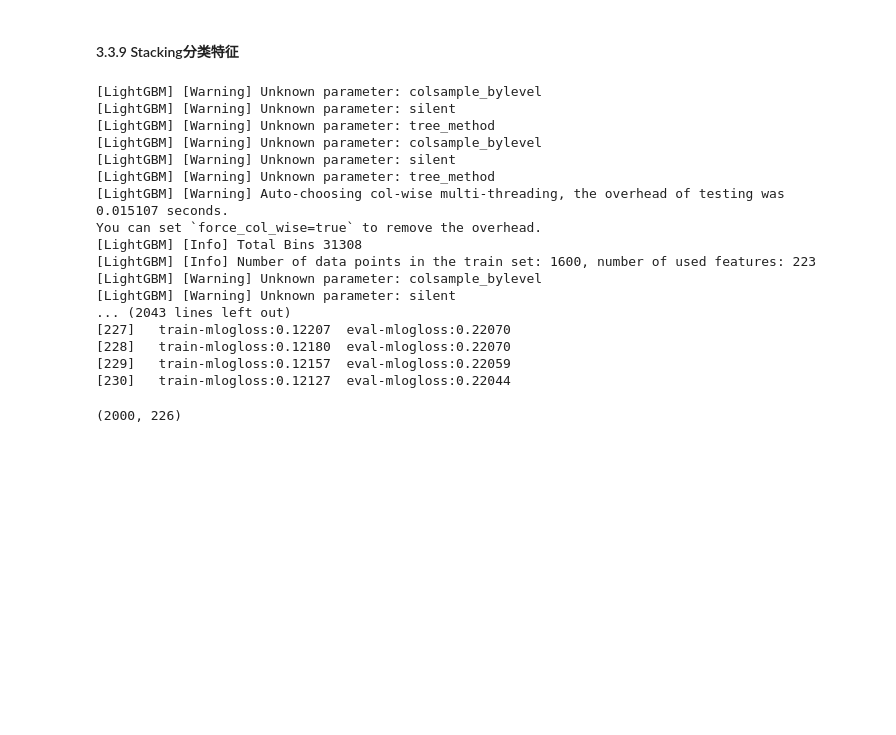
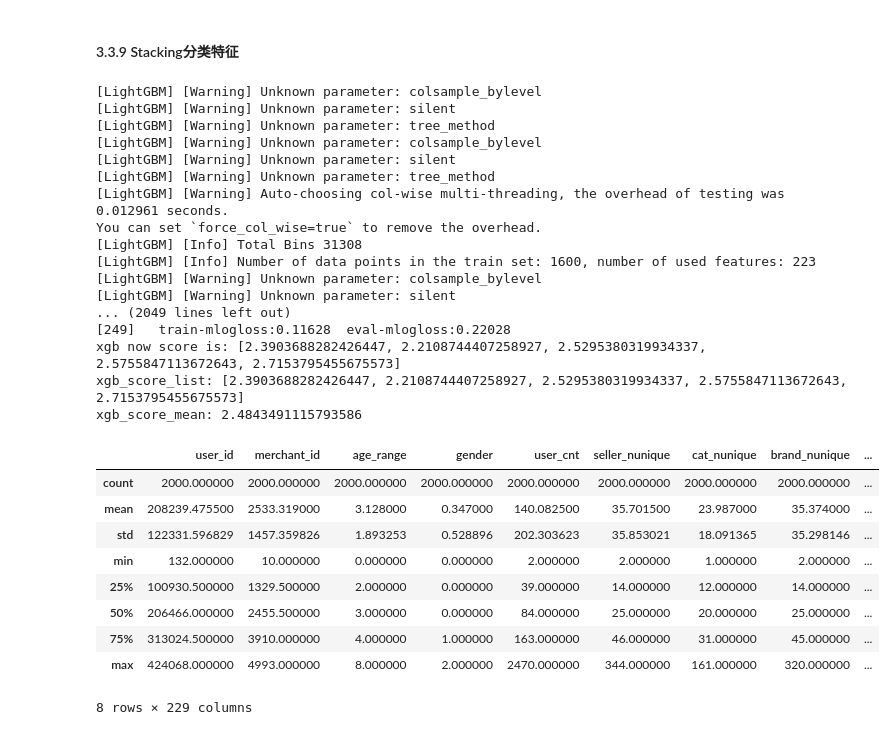
Before and after one commit to sunjiabin17/tianchi_competition, a Jupyter notebook: 天猫用户重复购买预测/特征工程.ipynb, the cells around one changed output. Saved outputs shown, nothing was run; the diff lists cells and outputs as text; code cells hidden in the pictures; blank space fills up the shorter version.

```diff
--- a/天猫用户重复购买预测/特征工程.ipynb
+++ b/天猫用户重复购买预测/特征工程.ipynb
@@ -61,7 +61,7 @@ test_file = './dataset/data_format1/test_format1.csv'
 user_info_file = './dataset/data_format1/user_info_format1.csv'
 user_log_file = './dataset/data_format1/user_log_format1.csv'
 
-# train_data = reduce_mem_usage(pd.read_csv(train_file, num_rows))
-# test_data = reduce_mem_usage(pd.read_csv(test_file, num_rows))
-# user_info = reduce_mem_usage(pd.read_csv(user_info_file, num_rows))
-# user_log = reduce_mem_usage(pd.read_csv(user_log_file, num_rows)) # 运行太慢
+train_data = reduce_mem_usage(pd.read_csv(train_file, num_rows))
+test_data = reduce_mem_usage(pd.read_csv(test_file, num_rows))
+user_info = reduce_mem_usage(pd.read_csv(user_info_file, num_rows))
+user_log = reduce_mem_usage(pd.read_csv(user_log_file, num_rows)) # 运行太慢
@@ -900,7 +907,7 @@ test_data_list = []
 for clf in clf_list:
     train_data, test_data, clf_name = clf(x_train, y_train, x_valid, kf, label_split=None)
     train_data_list.append(train_data)
-    test_data_list.append(test_data_list)
+    test_data_list.append(test_data)
 train_stacking = np.concatenate(train_data_list, axis=1)
 test_stacking = np.concatenate(test_data_list, axis=1)
 # %% [output]
@@ -910,23 +917,21 @@ test_stacking = np.concatenate(test_data_list, axis=1)
 [LightGBM] [Warning] Unknown parameter: colsample_bylevel
 [LightGBM] [Warning] Unknown parameter: silent
 [LightGBM] [Warning] Unknown parameter: tree_method
-[LightGBM] [Warning] Auto-choosing col-wise multi-threading, the overhead of testing was 0.015107 seconds.
+[LightGBM] [Warning] Auto-choosing col-wise multi-threading, the overhead of testing was 0.012961 seconds.
 You can set `force_col_wise=true` to remove the overhead.
 [LightGBM] [Info] Total Bins 31308
 [LightGBM] [Info] Number of data points in the train set: 1600, number of used features: 223
 [LightGBM] [Warning] Unknown parameter: colsample_bylevel
 [LightGBM] [Warning] Unknown parameter: silent
-... (2043 lines left out)
-[227]   train-mlogloss:0.12207  eval-mlogloss:0.22070
-[228]   train-mlogloss:0.12180  eval-mlogloss:0.22070
-[229]   train-mlogloss:0.12157  eval-mlogloss:0.22059
-[230]   train-mlogloss:0.12127  eval-mlogloss:0.22044
+... (2049 lines left out)
+[249]   train-mlogloss:0.11628  eval-mlogloss:0.22028
+xgb now score is: [2.3903688282426447, 2.2108744407258927, 2.5295380319934337, 2.5755847113672643, 2.7153795455675573]
+xgb_score_list: [2.3903688282426447, 2.2108744407258927, 2.5295380319934337, 2.5755847113672643, 2.7153795455675573]
+xgb_score_mean: 2.4843491115793586
 # %%
 # 5. 原始特征和Stacking特征合并
 train = pd.DataFrame(np.concatenate([x_train, train_stacking], axis=1))
 test = pd.DataFrame(np.concatenate([x_valid, test_stacking], axis=1))
-# %% [output]
-(2000, 226)
 # %%
 # 特征重命名
 df_train_all = pd.DataFrame(train)
@@ -938,6 +943,19 @@ df_test_all.columns = features_columns + clf_list_col
 df_train_all['user_id'] = all_data_test[~all_data_test['label'].isna()]['user_id']
 df_test_all['user_id'] = all_data_test[~all_data_test['label'].isna()]['user_id']
 df_train_all['label'] = all_data_test[~all_data_test['label'].isna()]['label']
+# %%
+df_train_all.describe()
+# %% [output]
+|  | user_id | merchant_id | age_range | gender | user_cnt | seller_nunique | cat_nunique | brand_nunique | ... |
+| count | 2000.000000 | 2000.000000 | 2000.000000 | 2000.000000 | 2000.000000 | 2000.000000 | 2000.000000 | 2000.000000 | ... |
+| mean | 208239.475500 | 2533.319000 | 3.128000 | 0.347000 | 140.082500 | 35.701500 | 23.987000 | 35.374000 | ... |
+| std | 122331.596829 | 1457.359826 | 1.893253 | 0.528896 | 202.303623 | 35.853021 | 18.091365 | 35.298146 | ... |
+| min | 132.000000 | 10.000000 | 0.000000 | 0.000000 | 2.000000 | 2.000000 | 1.000000 | 2.000000 | ... |
+| 25% | 100930.500000 | 1329.500000 | 2.000000 | 0.000000 | 39.000000 | 14.000000 | 12.000000 | 14.000000 | ... |
+| 50% | 206466.000000 | 2455.500000 | 3.000000 | 0.000000 | 84.000000 | 25.000000 | 20.000000 | 25.000000 | ... |
+| 75% | 313024.500000 | 3910.000000 | 4.000000 | 1.000000 | 163.000000 | 46.000000 | 31.000000 | 45.000000 | ... |
+| max | 424068.000000 | 4993.000000 | 8.000000 | 2.000000 | 2470.000000 | 344.000000 | 161.000000 | 320.000000 | ... |
+8 rows × 229 columns
 # %%
 # 6. 保存特征
 df_train_all.to_csv('./dataset/train_all.csv', header=True, index=False)
```
Also changed, not shown: parts of 2 cells of this notebook, 1 other file.
